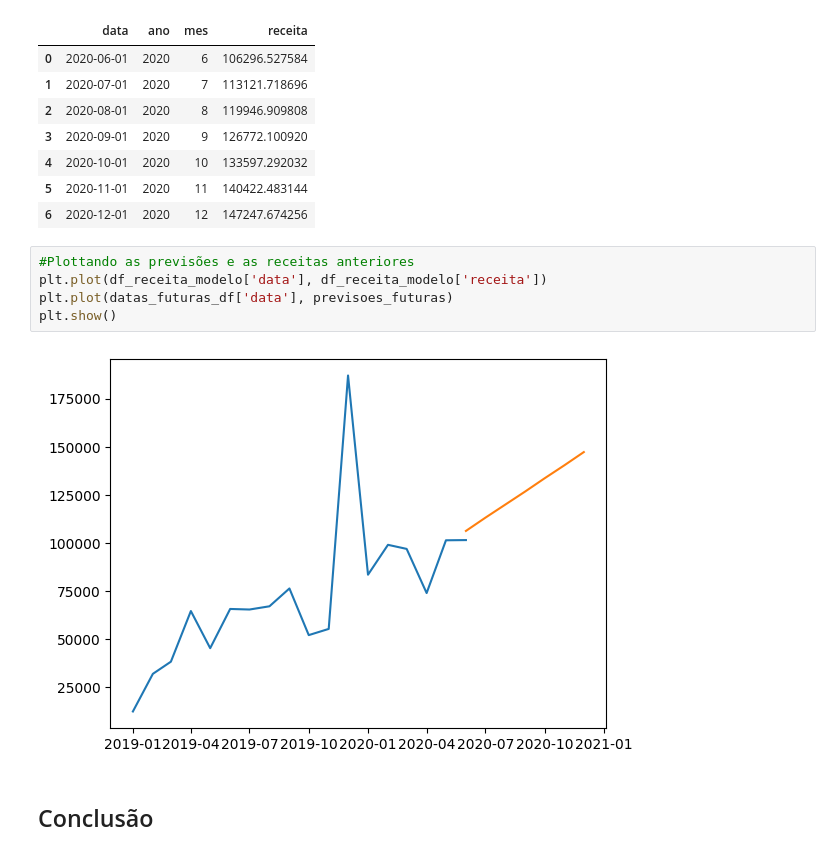
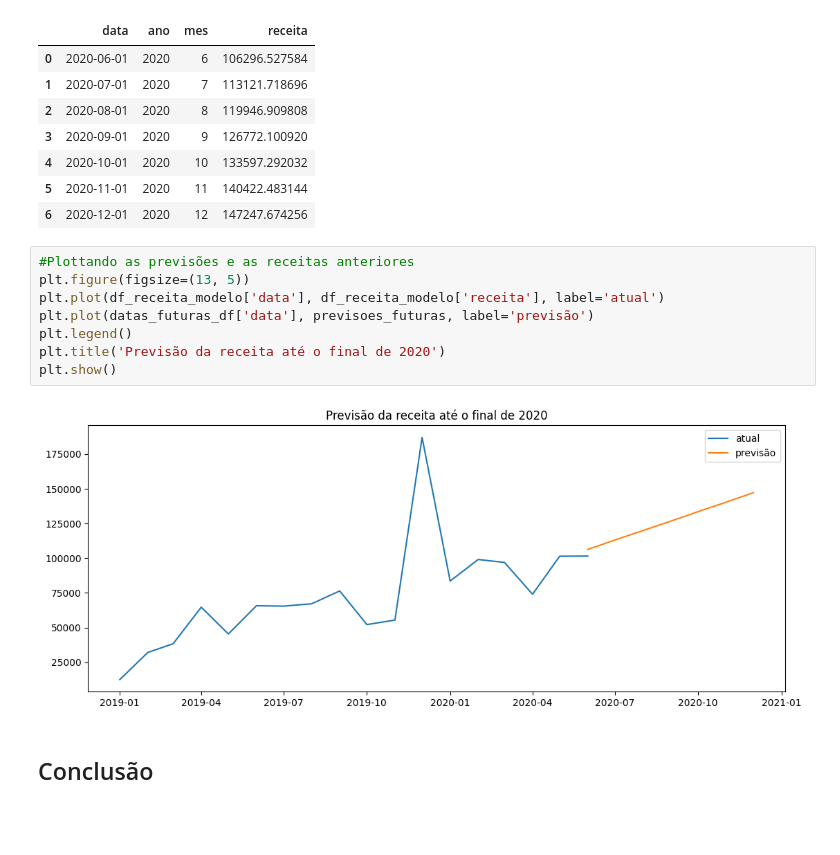
Before and after one commit to GabrielRomaoG/Insurance_policy_analysis, a Jupyter notebook: previsao_receita.ipynb, the cells around one changed output. Saved outputs shown, nothing was run; the diff lists cells and outputs as text; blank space fills up the shorter version.

Commit message:
improve plot previsao

```diff
--- a/previsao_receita.ipynb
+++ b/previsao_receita.ipynb
@@ -234,11 +234,14 @@ previsoes_futuras_df
 | 6 | 2020-12-01 | 2020 | 12 | 147247.674256 |
 # %%
 #Plottando as previsões e as receitas anteriores
-plt.plot(df_receita_modelo['data'], df_receita_modelo['receita'])
-plt.plot(datas_futuras_df['data'], previsoes_futuras)
+plt.figure(figsize=(13, 5))
+plt.plot(df_receita_modelo['data'], df_receita_modelo['receita'], label='atual')
+plt.plot(datas_futuras_df['data'], previsoes_futuras, label='previsão')
+plt.legend()
+plt.title('Previsão da receita até o final de 2020')
 plt.show()
 # %% [output]
-[figure, old version]
+[figure, new version]
 # %% [markdown]
 ## Conclusão
 # %% [markdown]
```
